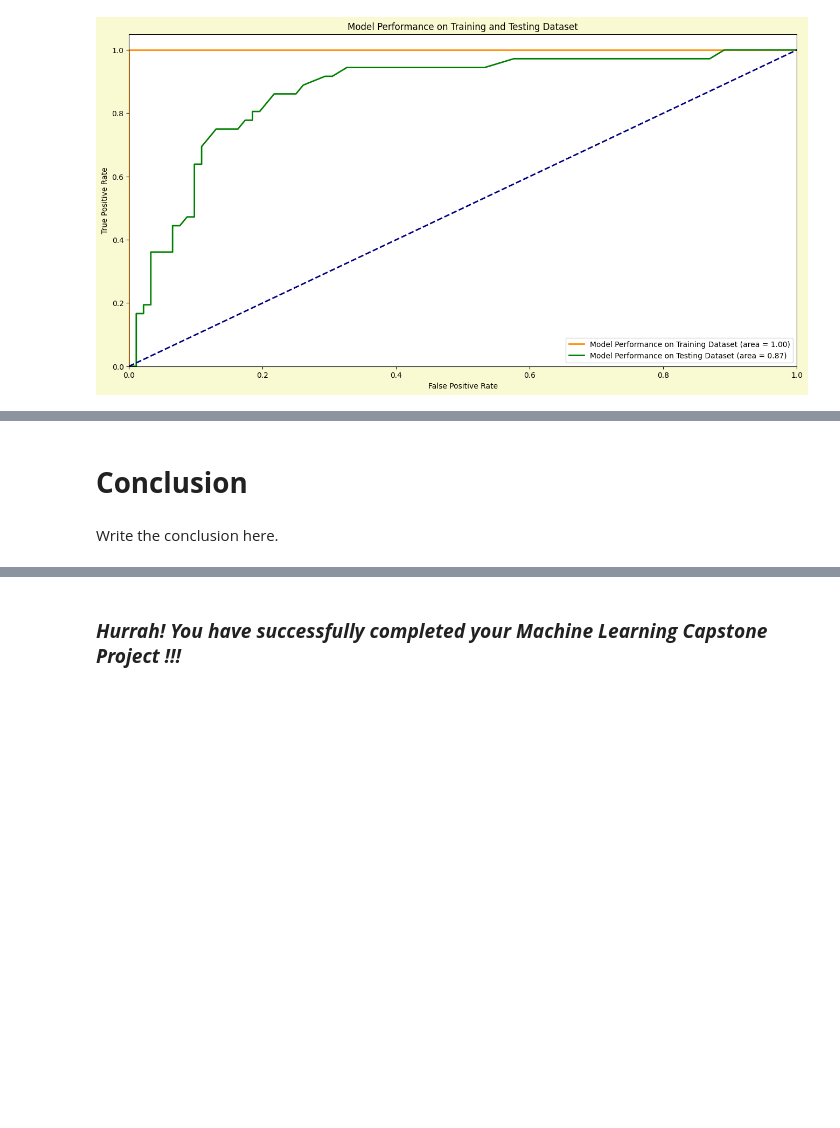
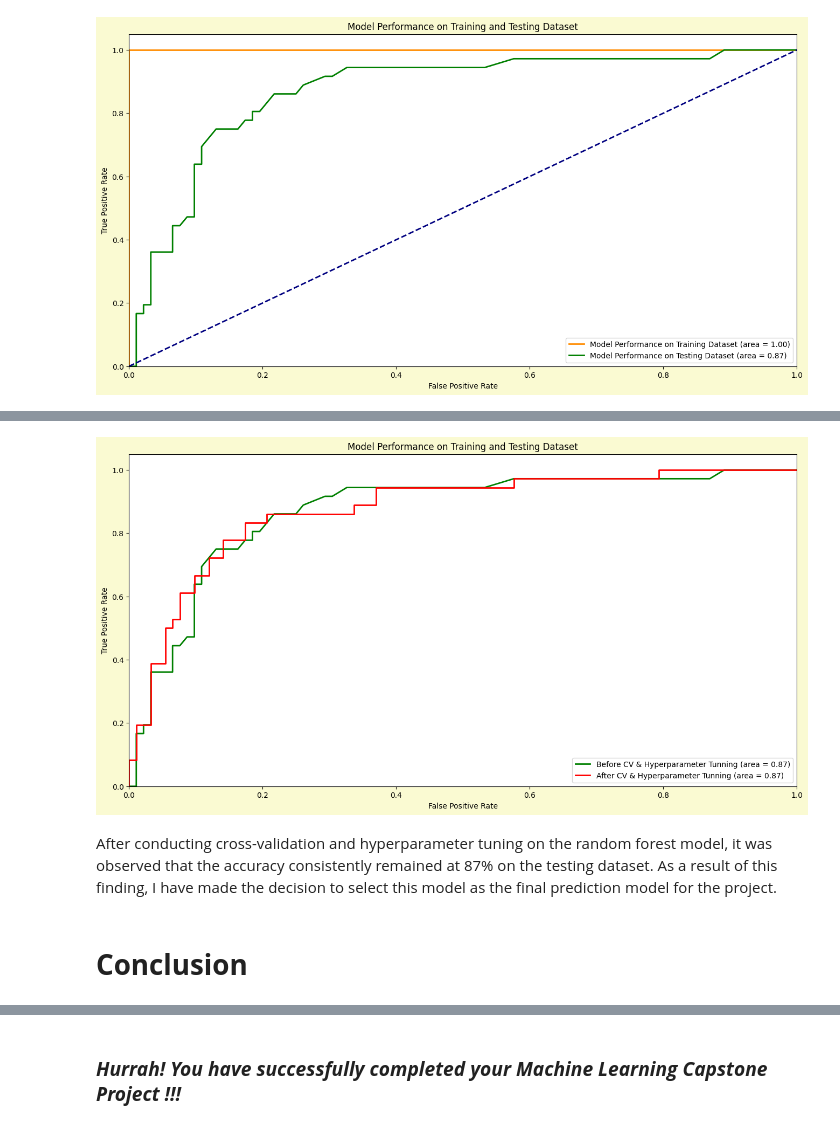
Before and after one commit to hmarathe420/Diabetes_Prediction, a Jupyter notebook: Diabetes_Prediction.ipynb, the cells around one changed output, grey strips where cells are left out. Drawn from its saved outputs; the diff is of its cells as text; code cells hidden in the pictures; blank space fills up the shorter version.

Commit message:
Machine Learning | Cross-Validation & Hyperparameter Tunning | Conclusion.

```diff
--- a/Diabetes_Prediction.ipynb
+++ b/Diabetes_Prediction.ipynb
@@ -521,0 +543,14 @@ To address this issue, we have taken proactive steps by deciding to perform cros
+# %%
+# best parameters and best model
+best_params = grid_search.best_params_
+best_rf_classifier = grid_search.best_estimator_
+
+# prediction on train and test set with best rf classifier model
+train_pred_rfcv = best_rf_classifier.predict(x_train)
+test_pred_rfcv = best_rf_classifier.predict(x_test)
+
+# printing model performance on training and testing set after cross- validation and hyperparameter tunning
+print("Model performance on Training Dataset")
+print_evaluate(y_train,train_pred_rfcv)
+print("Model performance on Testing Dataset")
+print_evaluate(y_test,test_pred_rfcv)
@@ -522,4 +572,26 @@ To address this issue, we have taken proactive steps by deciding to perform cros
+# %%
+# calclualting proba for test_dataset after cross-validation and hyperparameter tunning
+test_proba_rfcv = best_rf_classifier.predict_proba(x_test)[:,1]
+
+# calculating AUC and ROC
+fpr3,tpr3,_ = roc_curve(y_test,test_proba_rfcv)
+auc_rfcv = auc(fpr,tpr)
+
+
+# Plot ROC curve
+plt.figure(figsize = (16,8), facecolor = 'lightgoldenrodyellow')
+plt.plot(fpr, tpr, color='green', lw=2, label='Before CV & Hyperparameter Tunning (area = %0.2f)' % roc_auc)
+plt.plot(fpr3, tpr3, color='red', lw=2, label='After CV & Hyperparameter Tunning (area = %0.2f)' % auc_rfcv)
+plt.xlim([0.0, 1.0])
+plt.ylim([0.0, 1.05])
+plt.xlabel('False Positive Rate')
+plt.ylabel('True Positive Rate')
+plt.title('Model Performance on Training and Testing Dataset')
+plt.legend(loc="lower right")
+plt.show()
+# %% [output]
+[figure, added]
+# %% [markdown]
+After conducting cross-validation and hyperparameter tuning on the random forest model, it was observed that the accuracy consistently remained at 87% on the testing dataset. As a result of this finding, I have made the decision to select this model as the final prediction model for the project.
 # %% [markdown]
 # **Conclusion**
-# %% [markdown]
-Write the conclusion here.
```
Also changed, not shown: parts of 6 cells of this notebook.
